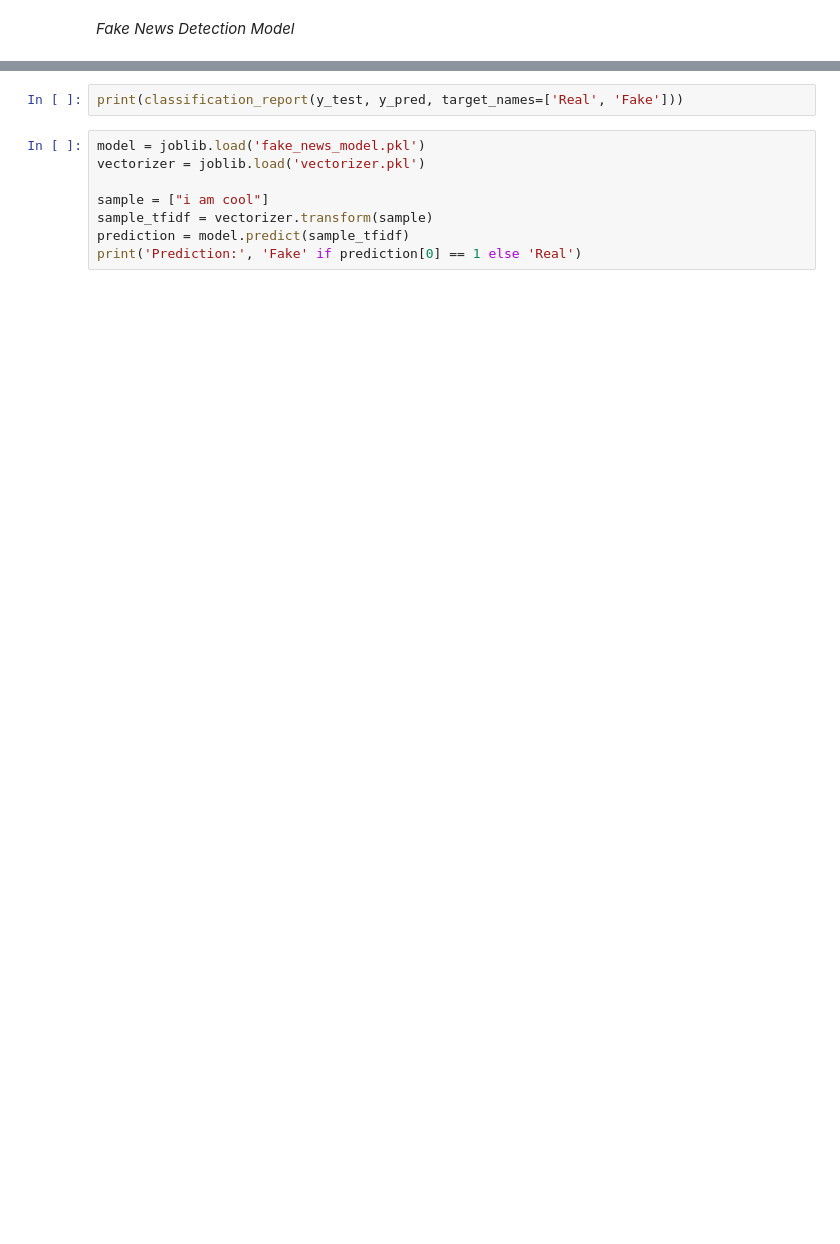
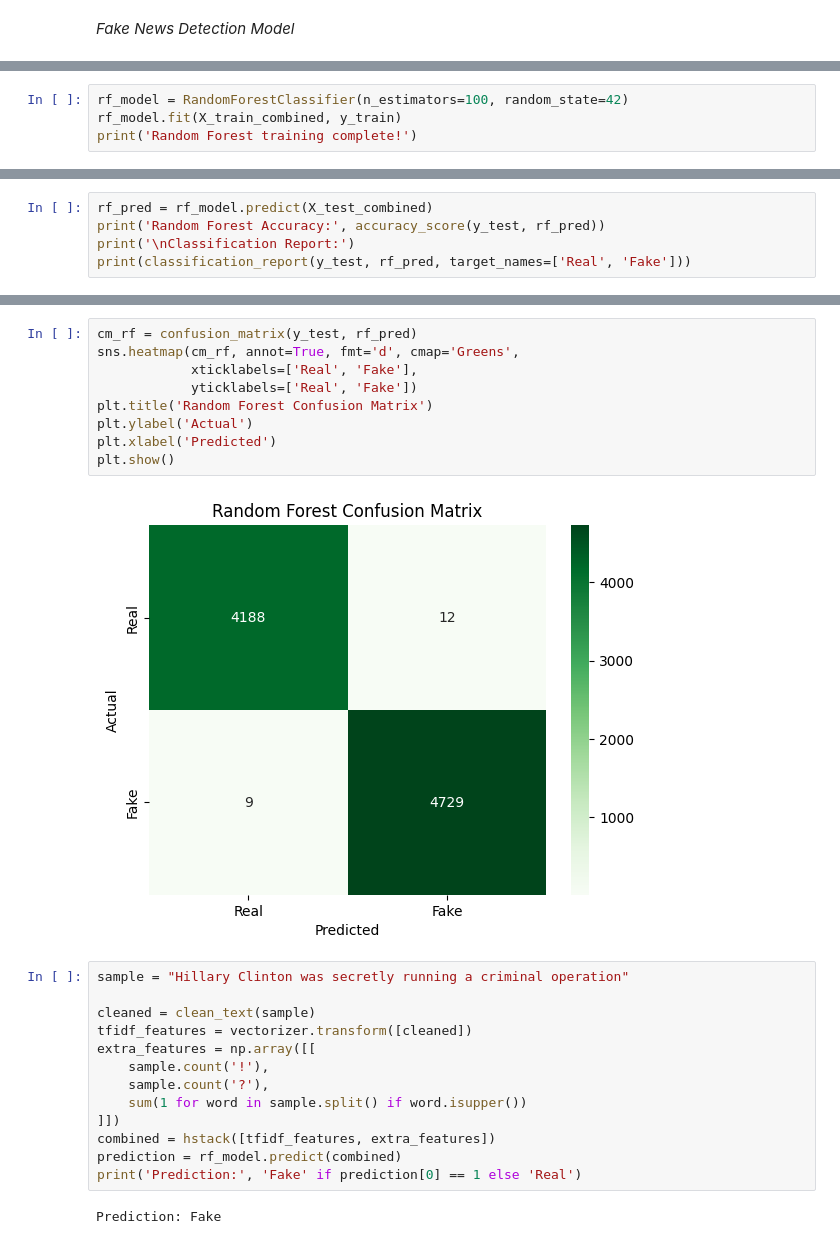
Before and after one commit to shreyayyyy/Fake-News-Detection-Model, a Jupyter notebook: main.ipynb, the cells around one changed output, grey strips where cells are left out. Cells and saved outputs as stored; diff of their text form; blank space fills up the shorter version.

```diff
--- a/main.ipynb
+++ b/main.ipynb
@@ -87,0 +194,4 @@ print('Model training complete!')
+# %%
+rf_model = RandomForestClassifier(n_estimators=100, random_state=42)
+rf_model.fit(X_train_combined, y_train)
+print('Random Forest training complete!')
@@ -90,0 +217,5 @@ print('Accuracy:', accuracy_score(y_test, y_pred))
+# %%
+rf_pred = rf_model.predict(X_test_combined)
+print('Random Forest Accuracy:', accuracy_score(y_test, rf_pred))
+print('\nClassification Report:')
+print(classification_report(y_test, rf_pred, target_names=['Real', 'Fake']))
@@ -105,11 +272,27 @@ plt.show()
-# %%
-print(classification_report(y_test, y_pred, target_names=['Real', 'Fake']))
+# %%
+cm_rf = confusion_matrix(y_test, rf_pred)
+sns.heatmap(cm_rf, annot=True, fmt='d', cmap='Greens',
+            xticklabels=['Real', 'Fake'],
+            yticklabels=['Real', 'Fake'])
+plt.title('Random Forest Confusion Matrix')
+plt.ylabel('Actual')
+plt.xlabel('Predicted')
+plt.show()
+# %% [output]
+[figure, added]
 # %%
-model = joblib.load('fake_news_model.pkl')
-vectorizer = joblib.load('vectorizer.pkl')
+sample = "Hillary Clinton was secretly running a criminal operation"
 
-sample = ["i am cool"]
-sample_tfidf = vectorizer.transform(sample)
-prediction = model.predict(sample_tfidf)
+cleaned = clean_text(sample)
+tfidf_features = vectorizer.transform([cleaned])
+extra_features = np.array([[
+    sample.count('!'),
+    sample.count('?'),
+    sum(1 for word in sample.split() if word.isupper())
+]])
+combined = hstack([tfidf_features, extra_features])
+prediction = rf_model.predict(combined)
 print('Prediction:', 'Fake' if prediction[0] == 1 else 'Real')
+# %% [output]
+Prediction: Fake
 # %%
```
Also changed, not shown: parts of 24 cells of this notebook, 2 other files.
